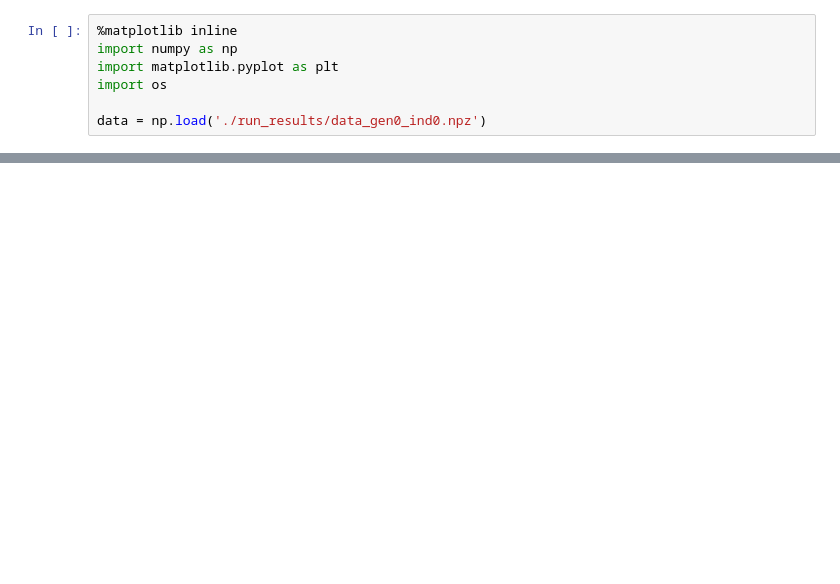
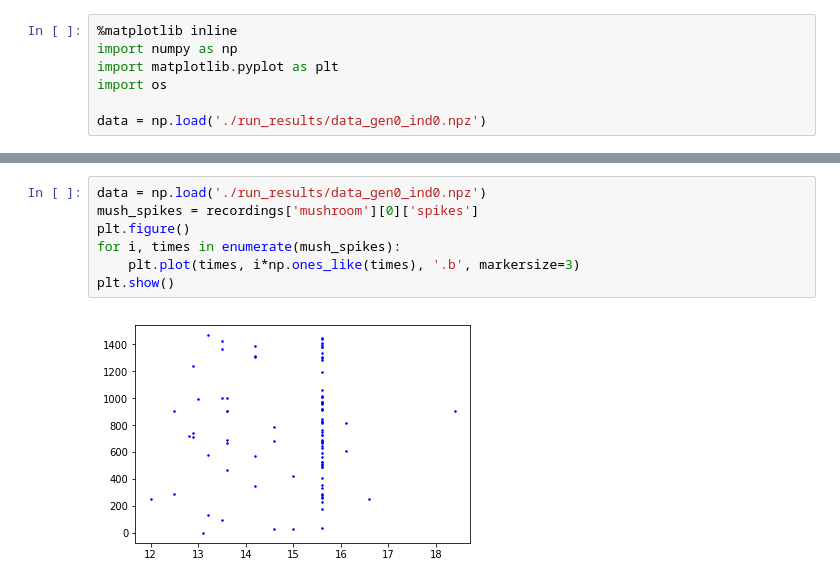
Before and after one commit to chanokin/brainscales-recognition, a Jupyter notebook: codebase/l2l/see_results_contents.ipynb, the cells around one changed output, grey strips where cells are left out. Drawn from its saved outputs; the diff is of its cells as text; blank space fills up the shorter version.

```diff
--- a/codebase/l2l/see_results_contents.ipynb
+++ b/codebase/l2l/see_results_contents.ipynb
@@ -69,0 +93,9 @@ print(out)
+# %%
+data = np.load('./run_results/data_gen0_ind0.npz')
+mush_spikes = recordings['mushroom'][0]['spikes']
+plt.figure()
+for i, times in enumerate(mush_spikes):
+    plt.plot(times, i*np.ones_like(times), '.b', markersize=3)
+plt.show()
+# %% [output]
+[figure, added]
```
Also changed, not shown: parts of 10 cells of this notebook, 4 other files.
